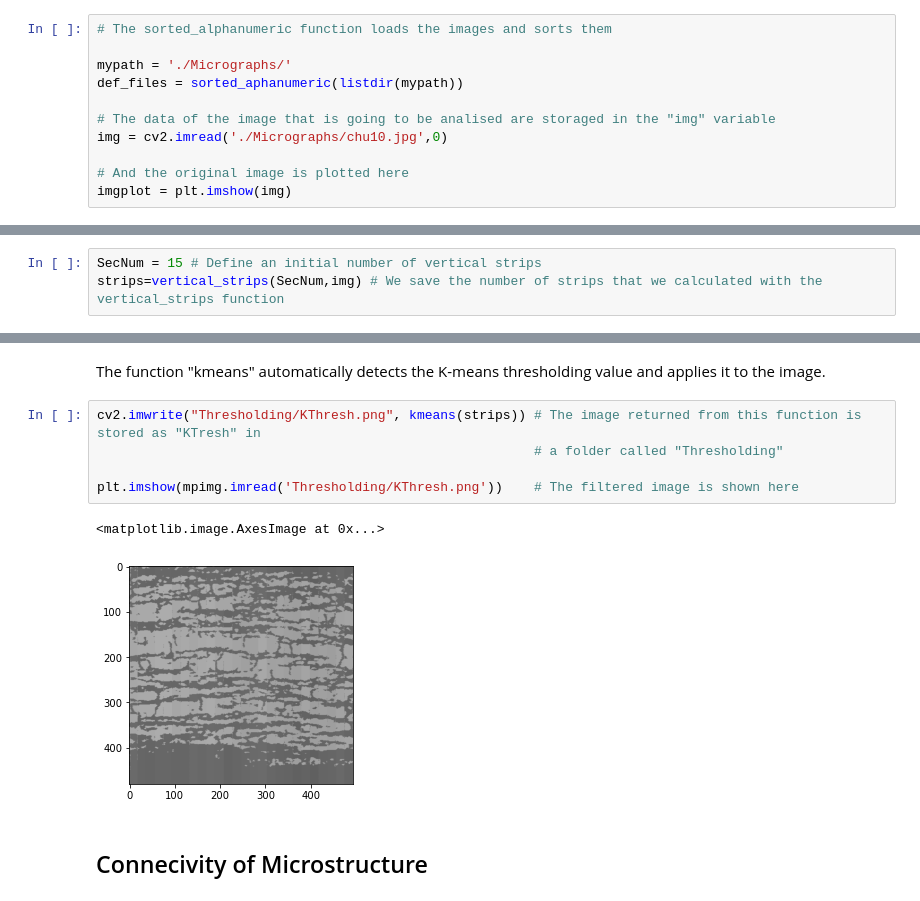
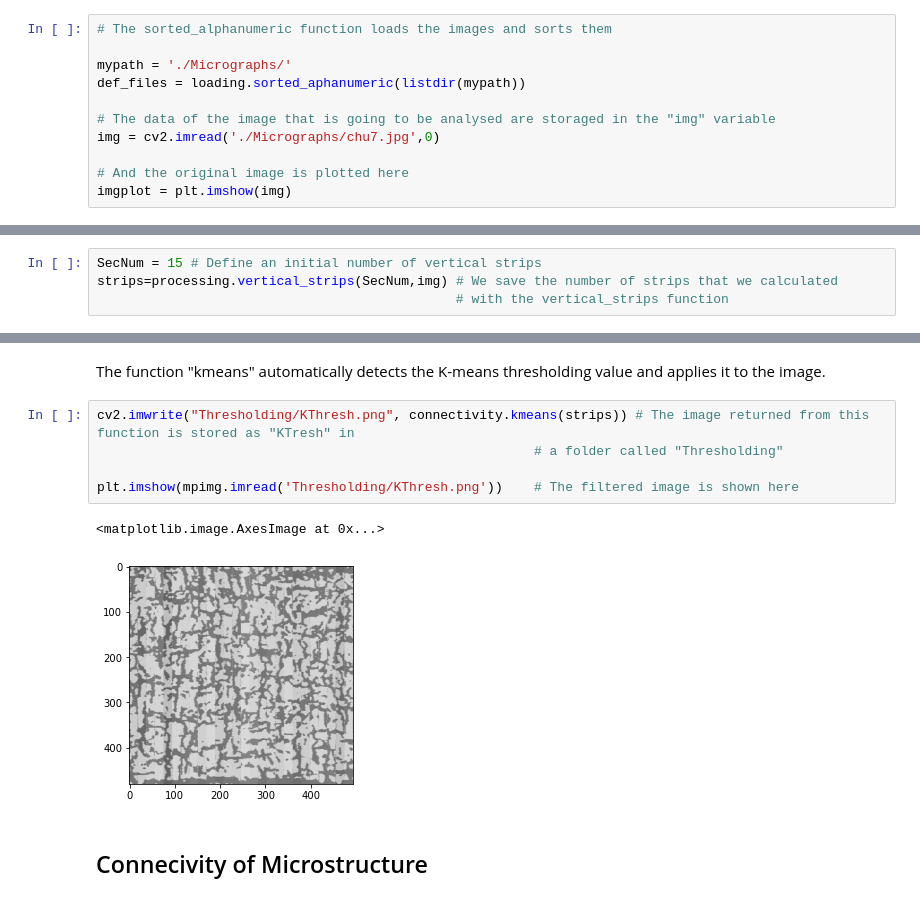
Before and after one commit to MATS64664-2021-Group-2/Hydride-Connect-Group-2, a Jupyter notebook: Job_script/Workflow_Group2.ipynb, the cells around one changed output, grey strips where cells are left out. Cells and saved outputs as stored; diff of their text form.

Commit message:
Functions called from the package folder

```diff
--- a/Job_script/Workflow_Group2.ipynb
+++ b/Job_script/Workflow_Group2.ipynb
@@ -45,10 +39,10 @@ In this section the image is imported and loaded
 # The sorted_alphanumeric function loads the images and sorts them
 
 mypath = './Micrographs/'
-def_files = sorted_aphanumeric(listdir(mypath))
+def_files = loading.sorted_aphanumeric(listdir(mypath))
 
-# The data of the image that is going to be analised are storaged in the "img" variable
-img = cv2.imread('./Micrographs/chu10.jpg',0)
+# The data of the image that is going to be analysed are storaged in the "img" variable
+img = cv2.imread('./Micrographs/chu7.jpg',0)
 
 # And the original image is plotted here
 imgplot = plt.imshow(img)
@@ -64,7 +58,8 @@ of sections (SecNum). If not, the number of slides will be increased by 1 until
 this function slices vertically the image in equal widths and return the number of strips.
 # %%
 SecNum = 15 # Define an initial number of vertical strips
-strips=vertical_strips(SecNum,img) # We save the number of strips that we calculated with the vertical_strips function
+strips=processing.vertical_strips(SecNum,img) # We save the number of strips that we calculated
+                                              # with the vertical_strips function
 # %% [markdown]
 The blur function applies blurring to the vertical strips to reduce the noise and transform them to grayscale. It also rejoin the strips to be able to plot the image we got so far
 # %%
@@ -94,13 +91,13 @@ plt.imshow(mpimg.imread('Thresholding/OtsuThresh.png'))  # The filtered image is
 # %% [markdown]
 The function "kmeans" automatically detects the K-means thresholding value and applies it to the image.
 # %%
-cv2.imwrite("Thresholding/KThresh.png", kmeans(strips)) # The image returned from this function is stored as "KTresh" in
+cv2.imwrite("Thresholding/KThresh.png", connectivity.kmeans(strips)) # The image returned from this function is stored as "KTresh" in
                                                         # a folder called "Thresholding"
 
 plt.imshow(mpimg.imread('Thresholding/KThresh.png'))    # The filtered image is shown here
 # %% [output]
 <matplotlib.image.AxesImage at 0x...>
-[figure, old version]
+[figure, new version]
 # %% [markdown]
 ## Connecivity of Microstructure
 # %% [markdown]
```
Also changed, not shown: parts of 12 cells of this notebook.
